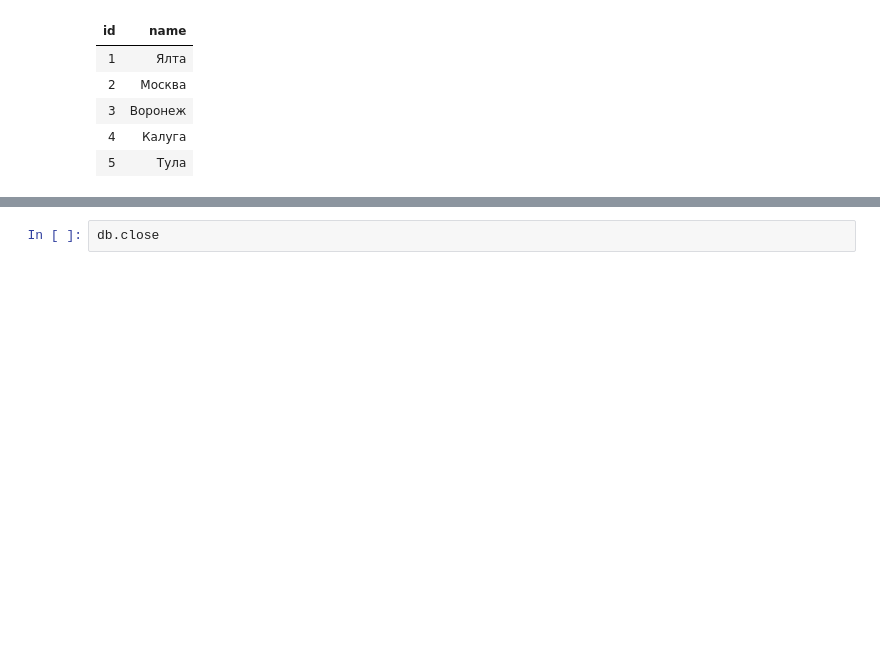
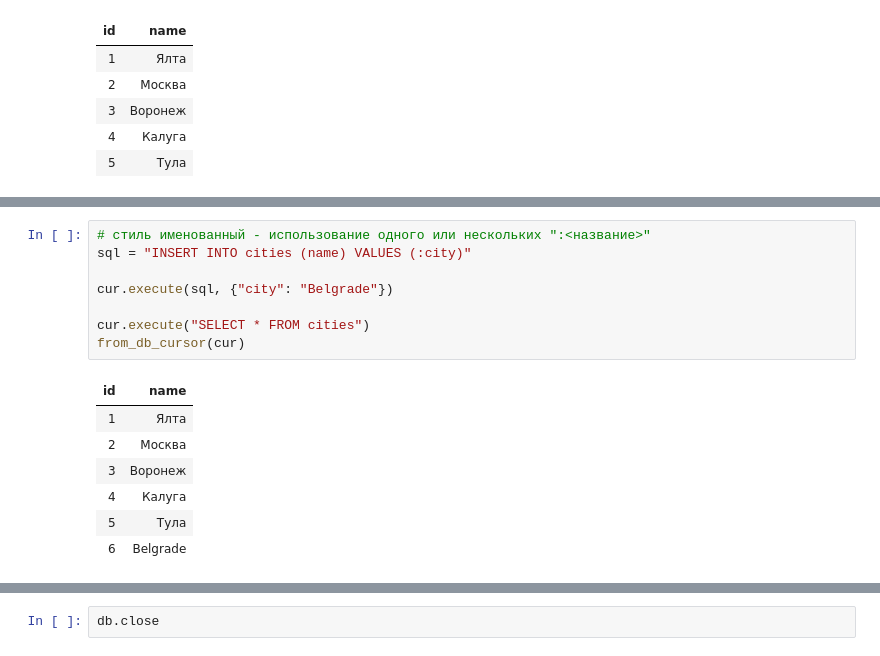
Before and after one commit to BouRHooD/mp2022_224-322_Python, a Jupyter notebook: ClassWork/_6_ClassWork/labSQLite.ipynb, the cells around one changed output, grey strips where cells are left out. Saved outputs shown, nothing was run; the diff lists cells and outputs as text; blank space fills up the shorter version.

```diff
--- a/ClassWork/_6_ClassWork/labSQLite.ipynb
+++ b/ClassWork/_6_ClassWork/labSQLite.ipynb
@@ -88,0 +103,16 @@ from_db_cursor(cur)
+# %%
+# стиль именованный - использование одного или нескольких ":<название>"
+sql = "INSERT INTO cities (name) VALUES (:city)"
+
+cur.execute(sql, {"city": "Belgrade"})
+
+cur.execute("SELECT * FROM cities")
+from_db_cursor(cur)
+# %% [output]
+| id | name |
+| 1 | Ялта |
+| 2 | Москва |
+| 3 | Воронеж |
+| 4 | Калуга |
+| 5 | Тула |
+| 6 | Belgrade |
```
Also changed, not shown: parts of 3 cells of this notebook, 21 other files.
